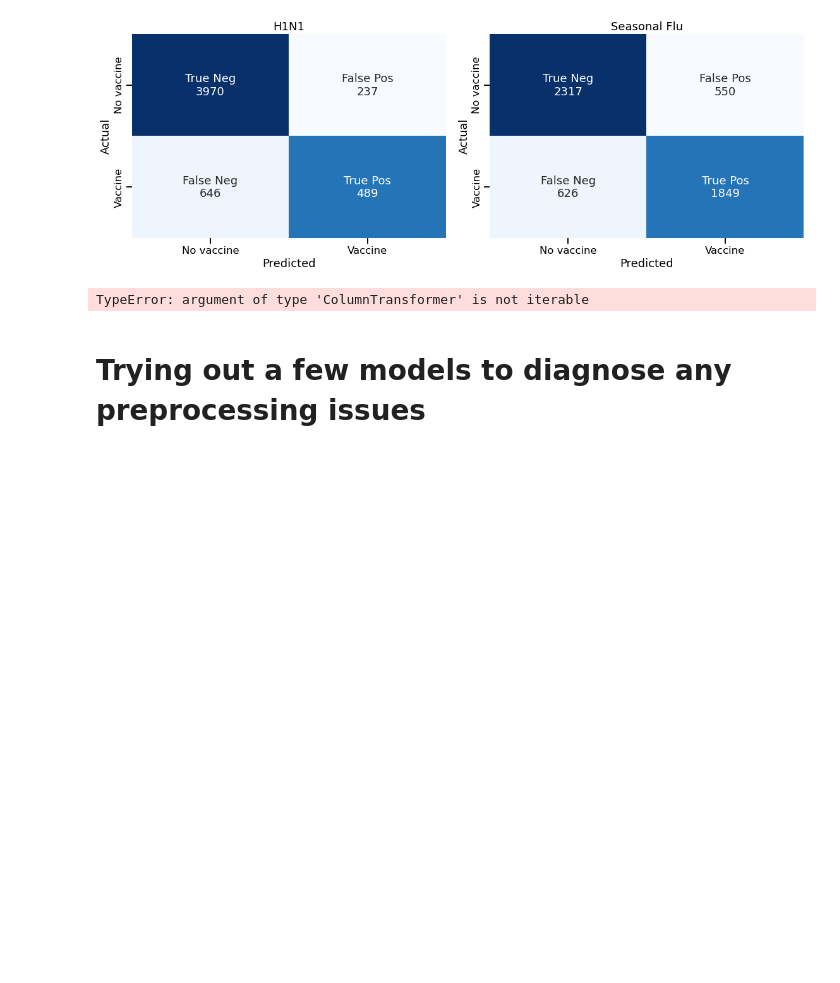
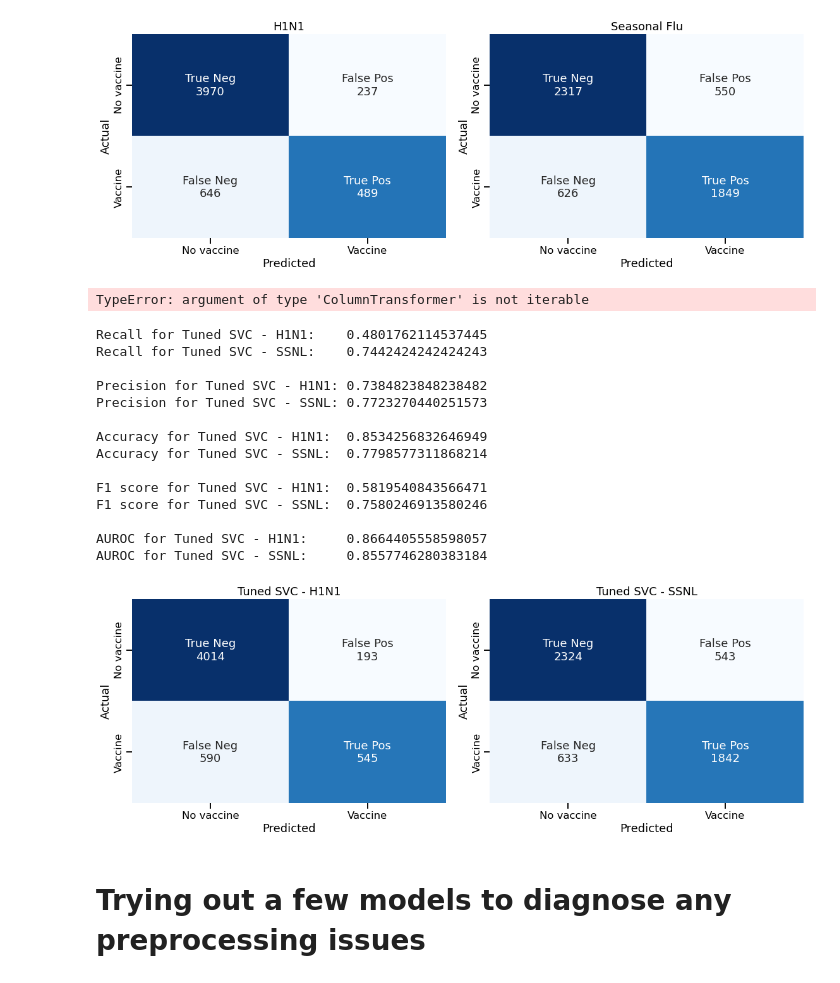
Before and after one commit to jeffbeech/Flu-Shot-Learning, a Jupyter notebook: matt notebook.ipynb, the cells around one changed output. Saved outputs shown, nothing was run; the diff lists cells and outputs as text; code cells hidden in the pictures; blank space fills up the shorter version.

Commit message:
trained and pickled tuned SVC model

```diff
--- a/matt notebook.ipynb
+++ b/matt notebook.ipynb
@@ -882,6 +882,26 @@ AUROC for Seasonal Flu:     0.8549372342187131
 train_new_model(StackingClassifier(model_stack), 'linear')
 # %% [output]
 TypeError: argument of type 'ColumnTransformer' is not iterable
+# %%
+# Best SVC
+
+train_new_model(SVC(probability = True, kernel='linear', C=1, gamma=0.001), 'linear', model_name=['Tuned SVC - H1N1', 'Tuned SVC - SSNL'], keep_score=True)
+# %% [output]
+Recall for Tuned SVC - H1N1:    0.4801762114537445
+Recall for Tuned SVC - SSNL:    0.7442424242424243
+
+Precision for Tuned SVC - H1N1: 0.7384823848238482
+Precision for Tuned SVC - SSNL: 0.7723270440251573
+
+Accuracy for Tuned SVC - H1N1:  0.8534256832646949
+Accuracy for Tuned SVC - SSNL:  0.7798577311868214
+
+F1 score for Tuned SVC - H1N1:  0.5819540843566471
+F1 score for Tuned SVC - SSNL:  0.7580246913580246
+
+AUROC for Tuned SVC - H1N1:     0.8664405558598057
+AUROC for Tuned SVC - SSNL:     0.8557746280383184
+[figure, added]
 # %% [markdown]
 # Trying out a few models to diagnose any preprocessing issues
 # %% [markdown]
```
Also changed, not shown: 3 other files.
